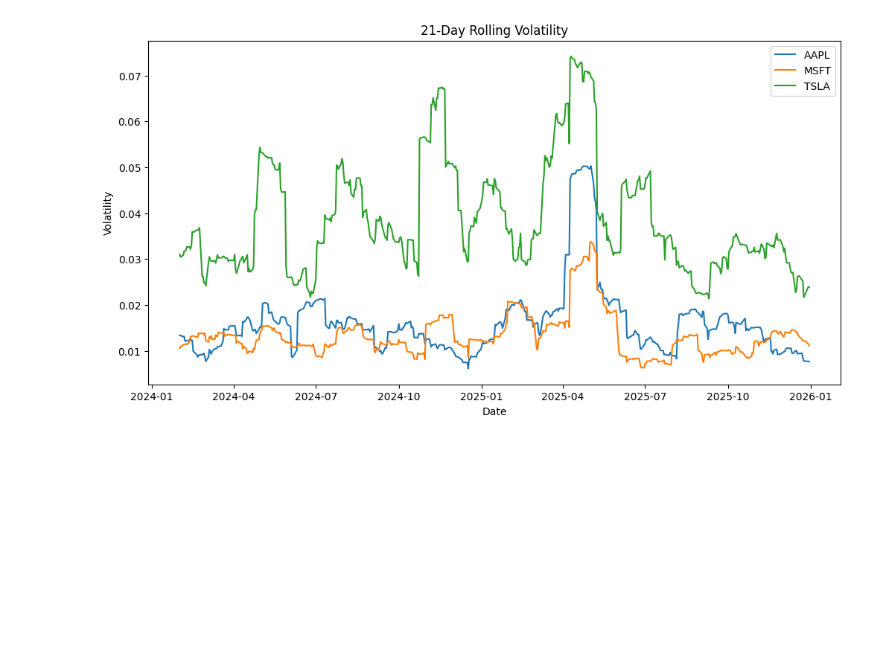
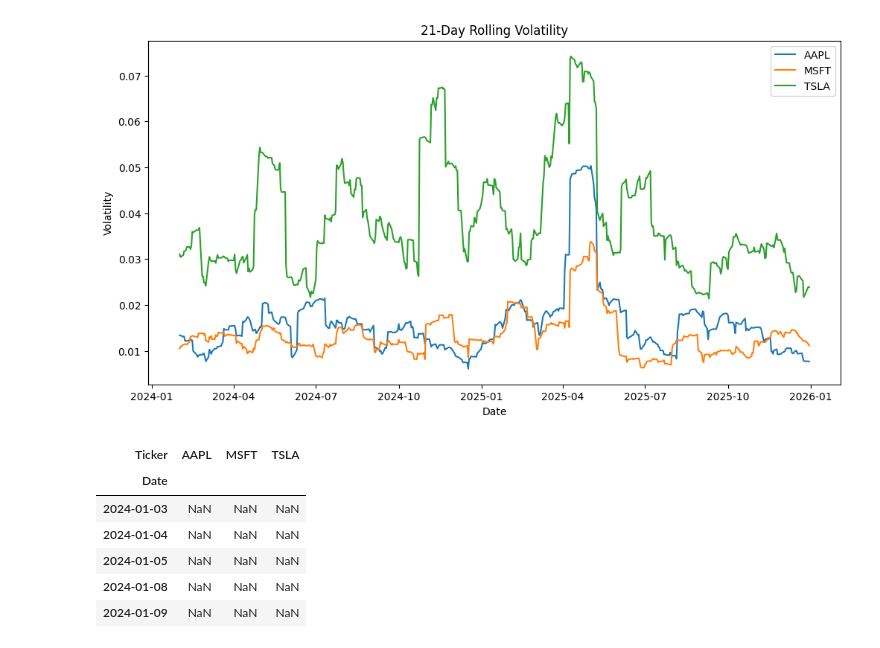
Before and after one commit to aminaboualizade-a11y/equity-factor-model, a Jupyter notebook: notebooks/01_data_download.ipynb, the cells around one changed output. Cells and saved outputs as stored; diff of their text form; code cells hidden in the pictures; blank space fills up the shorter version.

```diff
--- a/notebooks/01_data_download.ipynb
+++ b/notebooks/01_data_download.ipynb
@@ -241,3 +241,15 @@ plt.legend()
 plt.show()
 # %% [output]
 [figure]
+# %%
+vol_factor = (rolling_vol - rolling_vol.mean()) / rolling_vol.std()
+vol_factor = -vol_factor  # invert: high volatility = low score
+vol_factor.head()
+# %% [output]
+| Ticker | AAPL | MSFT | TSLA |
+| Date |  |  |  |
+| 2024-01-03 | NaN | NaN | NaN |
+| 2024-01-04 | NaN | NaN | NaN |
+| 2024-01-05 | NaN | NaN | NaN |
+| 2024-01-08 | NaN | NaN | NaN |
+| 2024-01-09 | NaN | NaN | NaN |
```
Also changed, not shown: parts of 4 cells of this notebook, 5 other files.
